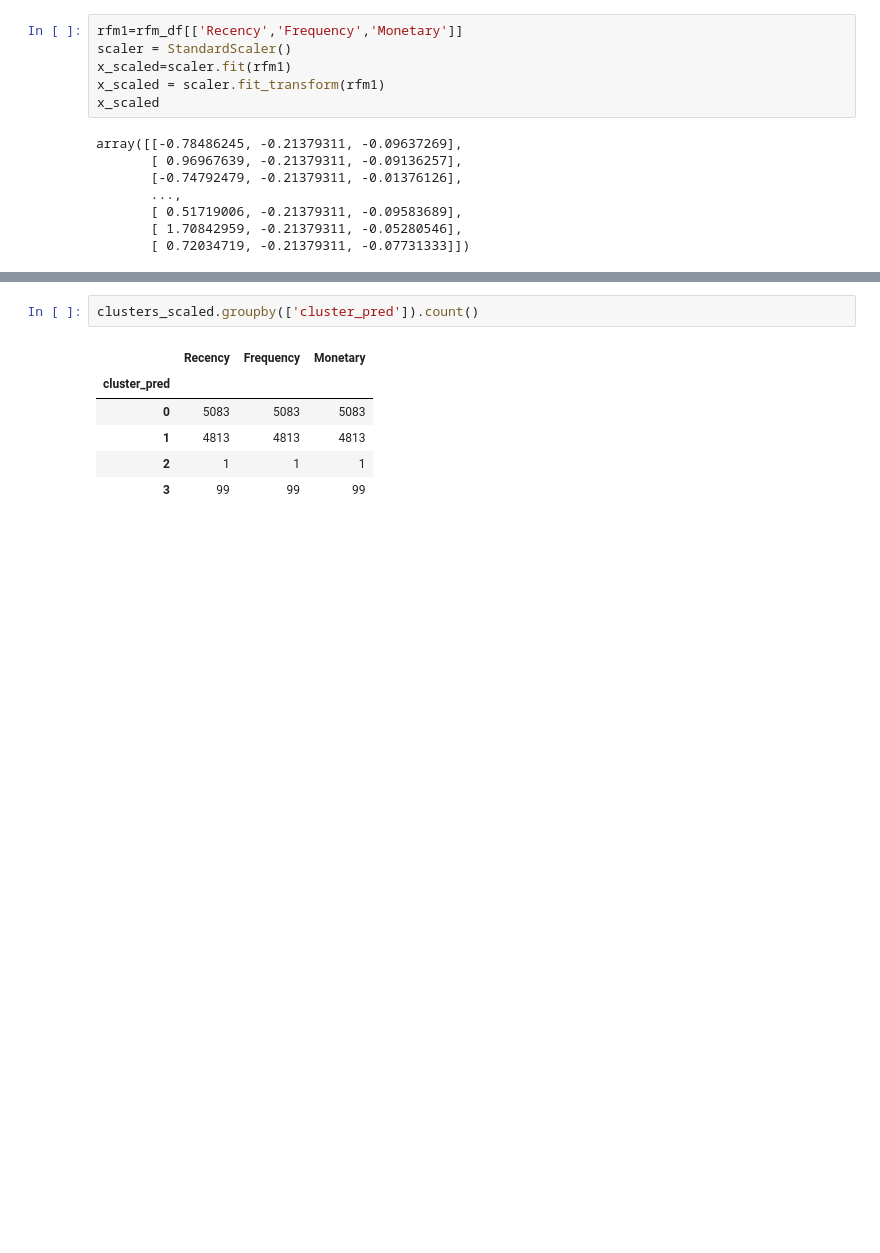
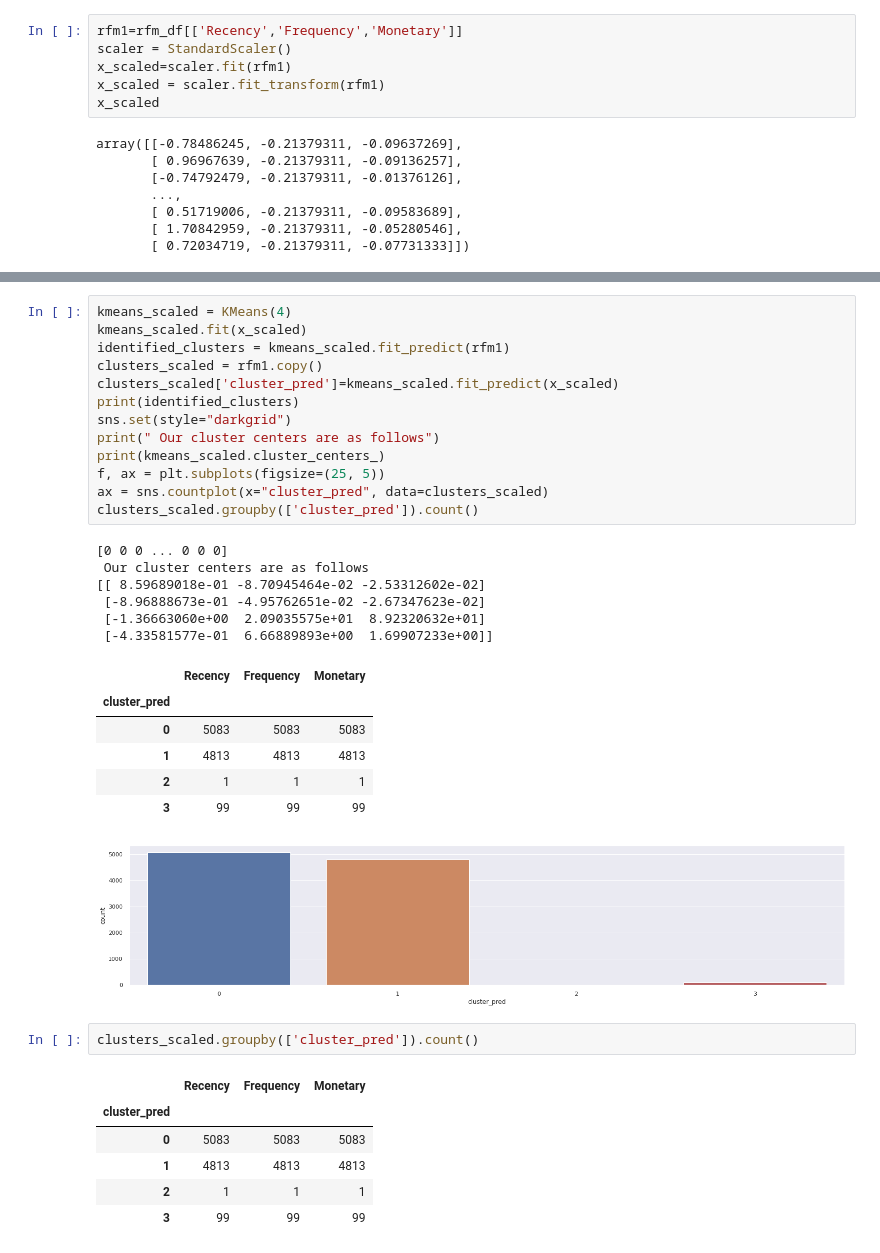
Before and after one commit to lirui720/Google_E_Commerce_RFM_model, a Jupyter notebook: RFM_Model.ipynb, the cells around one changed output, grey strips where cells are left out. Cells and saved outputs as stored; diff of their text form; blank space fills up the shorter version.

```diff
--- a/RFM_Model.ipynb
+++ b/RFM_Model.ipynb
@@ -224,4 +224,31 @@ visualizer.show()
 <matplotlib.axes._subplots.AxesSubplot at 0x...>
+# %%
+kmeans_scaled = KMeans(4)
+kmeans_scaled.fit(x_scaled)
+identified_clusters = kmeans_scaled.fit_predict(rfm1)
+clusters_scaled = rfm1.copy()
+clusters_scaled['cluster_pred']=kmeans_scaled.fit_predict(x_scaled)
+print(identified_clusters)
+sns.set(style="darkgrid")
+print(" Our cluster centers are as follows")
+print(kmeans_scaled.cluster_centers_)
+f, ax = plt.subplots(figsize=(25, 5))
+ax = sns.countplot(x="cluster_pred", data=clusters_scaled)
+clusters_scaled.groupby(['cluster_pred']).count()
+# %% [output]
+[0 0 0 ... 0 0 0]
+ Our cluster centers are as follows
+[[ 8.59689018e-01 -8.70945464e-02 -2.53312602e-02]
+ [-8.96888673e-01 -4.95762651e-02 -2.67347623e-02]
+ [-1.36663060e+00  2.09035575e+01  8.92320632e+01]
+ [-4.33581577e-01  6.66889893e+00  1.69907233e+00]]
+|  | Recency | Frequency | Monetary |
+| cluster_pred |  |  |  |
+| 0 | 5083 | 5083 | 5083 |
+| 1 | 4813 | 4813 | 4813 |
+| 2 | 1 | 1 | 1 |
+| 3 | 99 | 99 | 99 |
+[figure, added]
 # %%
 clusters_scaled.groupby(['cluster_pred']).count()
 # %% [output]
```
Also changed, not shown: parts of 1 cell of this notebook.
